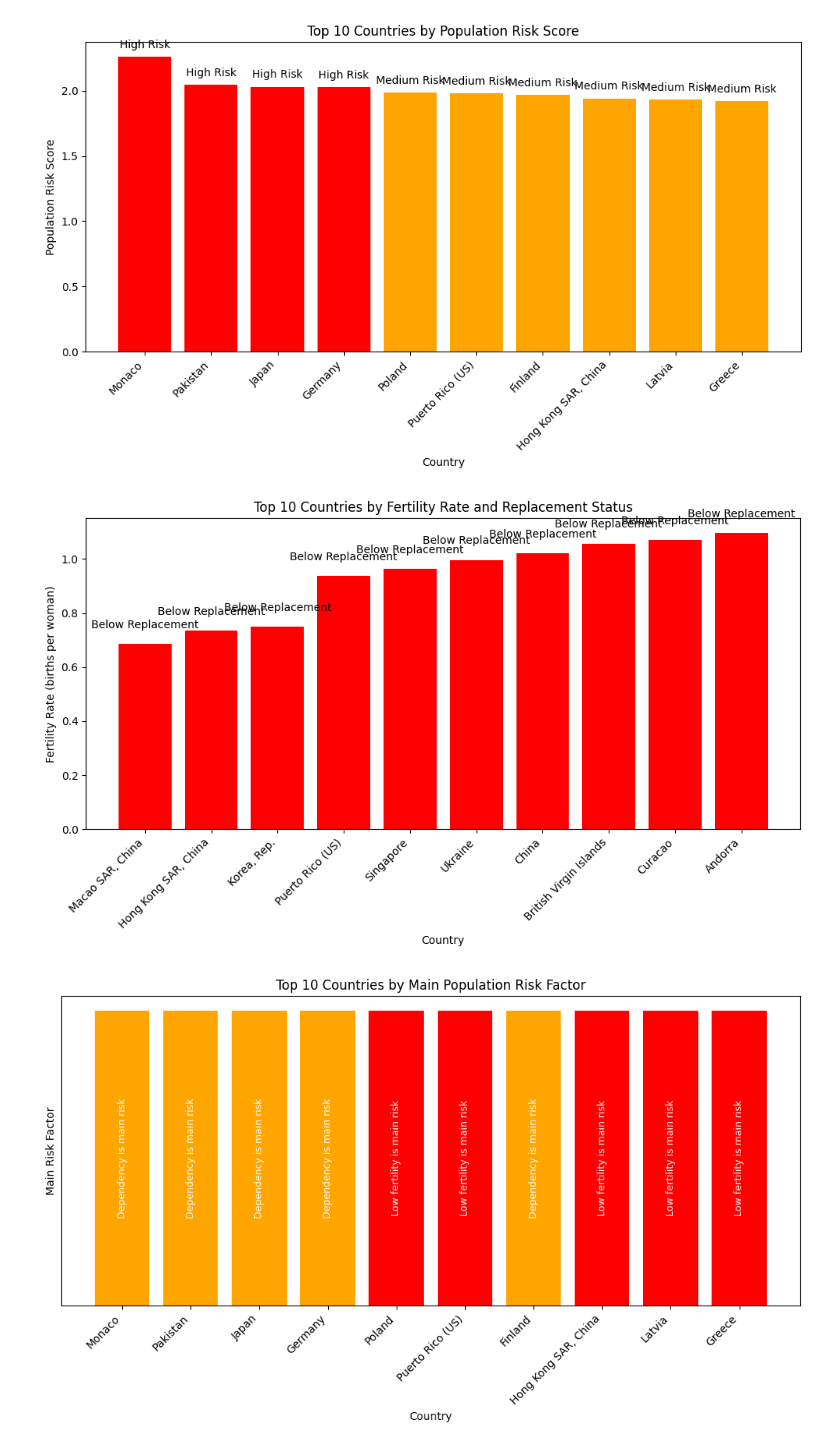
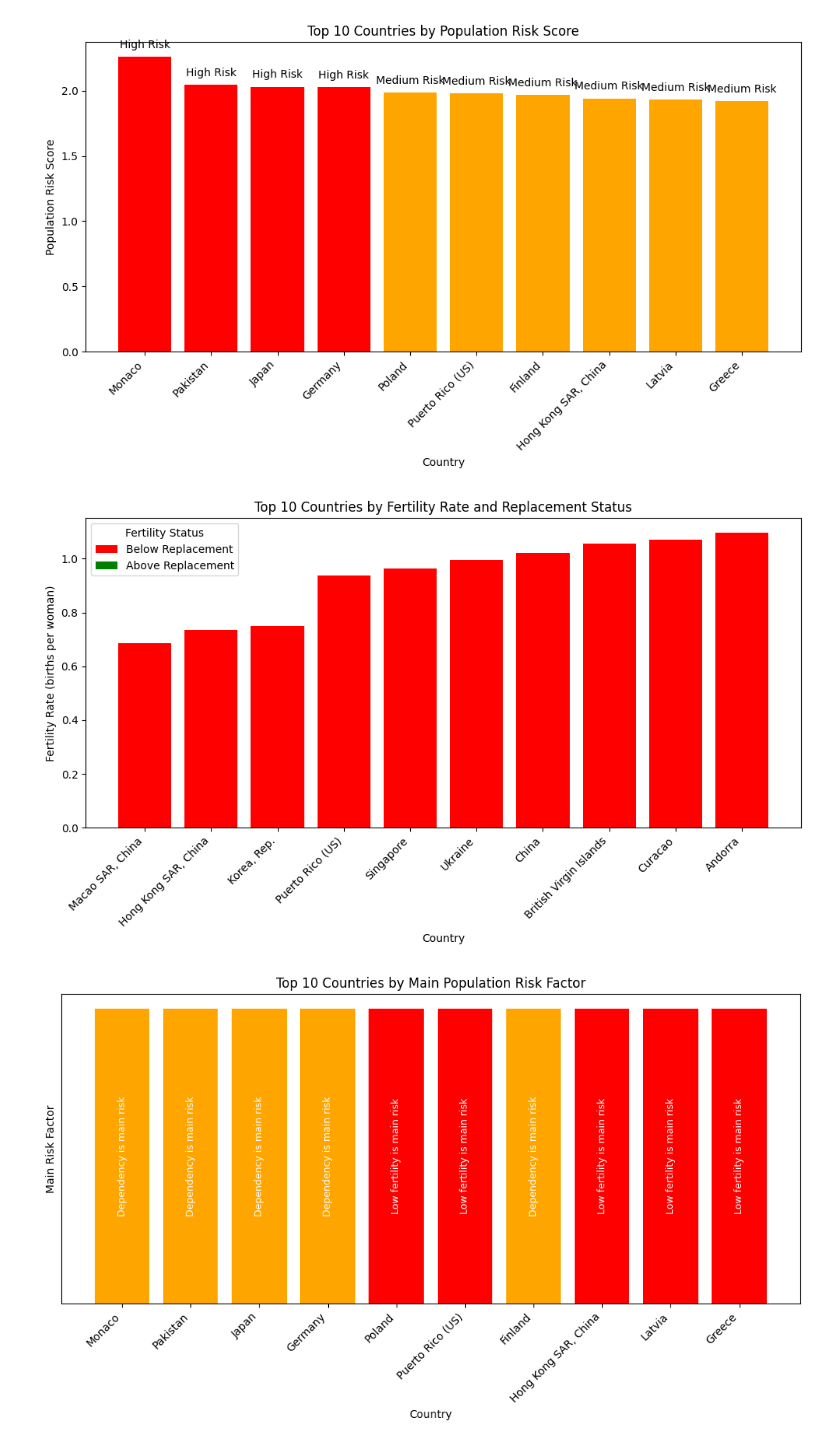
Before and after one commit to mkweisbr/Portfolio, a Jupyter notebook: Population_Risk_Queries_SQL.ipynb, the cells around one changed output. Cells and saved outputs as stored; diff of their text form; code cells hidden in the pictures.

```diff
--- a/Population_Risk_Queries_SQL.ipynb
+++ b/Population_Risk_Queries_SQL.ipynb
@@ -184,35 +187,34 @@ plt.show()
 # %%
 fertility_replacement = """SELECT country,
        fertility_rate,
        CASE WHEN fertility_rate < 2.1 THEN 'Below Replacement' ELSE 'Above Replacement' END AS fertility_status
 FROM population_data
 ORDER BY fertility_rate ASC
 LIMIT 10;"""
 
 fertility_replacement = pd.read_sql_query(fertility_replacement, conn)
-
+from matplotlib.patches import Patch
 # Set colors by status
 colors = {'Below Replacement':'red', 'Above Replacement':'green'}
 
 # Bar chart
 plt.figure(figsize=(10,6))
 plt.bar(fertility_replacement['country'], fertility_replacement['fertility_rate'],
         color=[colors[status] for status in fertility_replacement['fertility_status']])
 
 # Labels and title
 plt.xlabel("Country")
 plt.ylabel("Fertility Rate (births per woman)")
 plt.title("Top 10 Countries by Fertility Rate and Replacement Status")
 plt.xticks(rotation=45, ha='right')
+legend_elements = [Patch(facecolor=color, label=label) for label, color in colors.items()]
+plt.legend(handles=legend_elements, title="Fertility Status")
 
-# Add status above bars
-for i, rate in enumerate(fertility_replacement['fertility_rate']):
-    plt.text(i, rate + 0.05, fertility_replacement['fertility_status'][i], ha='center', va='bottom')
 
 plt.tight_layout()
 plt.show()
 # %% [output]
-[figure, old version]
+[figure, new version]
 # %%
 largest_risk = """SELECT country,
        CASE
```
Also changed, not shown: parts of 5 cells of this notebook.
